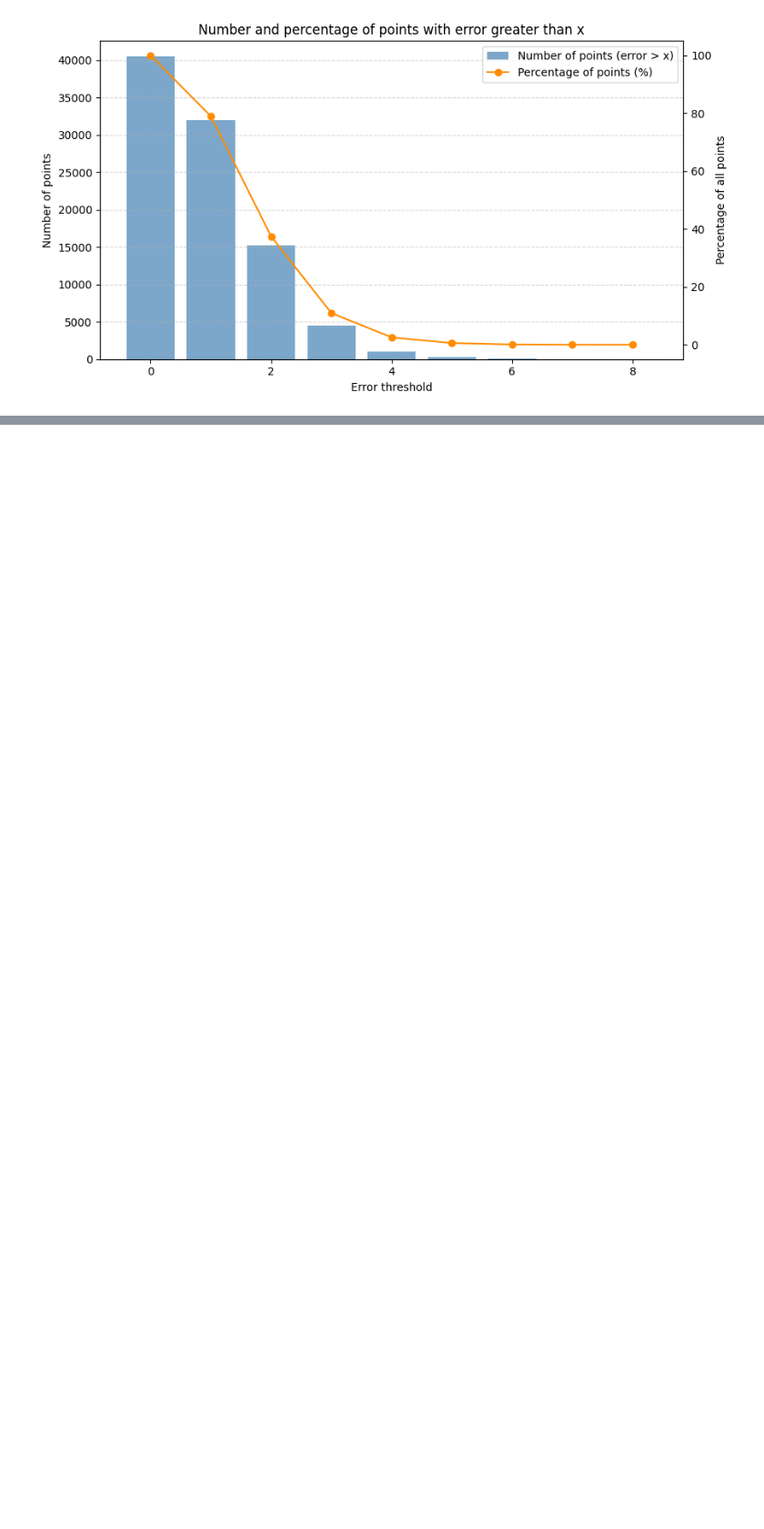
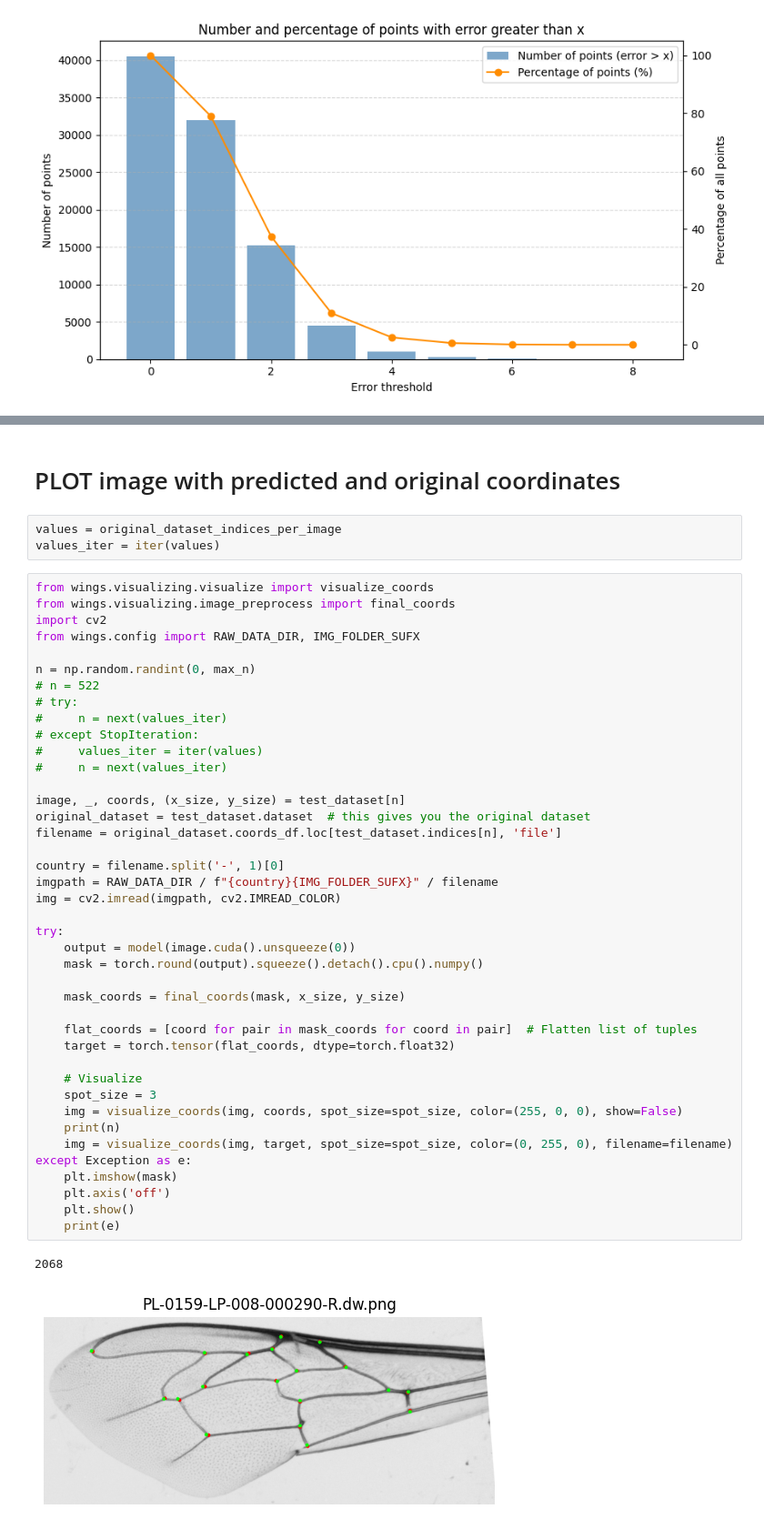
Before and after one commit to mkrajew/bees, a Jupyter notebook: notebooks/10_GPA_statistics.ipynb, the cells around one changed output, grey strips where cells are left out. Shown at 91% size. Saved outputs shown, nothing was run; the diff lists cells and outputs as text; blank space fills up the shorter version.

```diff
--- a/notebooks/10_GPA_statistics.ipynb
+++ b/notebooks/10_GPA_statistics.ipynb
@@ -192,0 +359,49 @@ plt.show()
+# %% [markdown]
+# PLOT image with predicted and original coordinates
+# %%
+values = original_dataset_indices_per_image
+values_iter = iter(values)
+# %%
+from wings.visualizing.visualize import visualize_coords
+from wings.visualizing.image_preprocess import final_coords
+import cv2
+from wings.config import RAW_DATA_DIR, IMG_FOLDER_SUFX
+
+n = np.random.randint(0, max_n)
+# n = 522
+# try:
+#     n = next(values_iter)
+# except StopIteration:
+#     values_iter = iter(values)
+#     n = next(values_iter)
+
+image, _, coords, (x_size, y_size) = test_dataset[n]
+original_dataset = test_dataset.dataset  # this gives you the original dataset
+filename = original_dataset.coords_df.loc[test_dataset.indices[n], 'file']
+
+country = filename.split('-', 1)[0]
+imgpath = RAW_DATA_DIR / f"{country}{IMG_FOLDER_SUFX}" / filename
+img = cv2.imread(imgpath, cv2.IMREAD_COLOR)
+
+try:
+    output = model(image.cuda().unsqueeze(0))
+    mask = torch.round(output).squeeze().detach().cpu().numpy()
+
+    mask_coords = final_coords(mask, x_size, y_size)
+
+    flat_coords = [coord for pair in mask_coords for coord in pair]  # Flatten list of tuples
+    target = torch.tensor(flat_coords, dtype=torch.float32)
+
+    # Visualize
+    spot_size = 3
+    img = visualize_coords(img, coords, spot_size=spot_size, color=(255, 0, 0), show=False)
+    print(n)
+    img = visualize_coords(img, target, spot_size=spot_size, color=(0, 255, 0), filename=filename)
+except Exception as e:
+    plt.imshow(mask)
+    plt.axis('off')
+    plt.show()
+    print(e)
+# %% [output]
+2068
+[figure, added]
```
Also changed, not shown: parts of 16 cells of this notebook.
